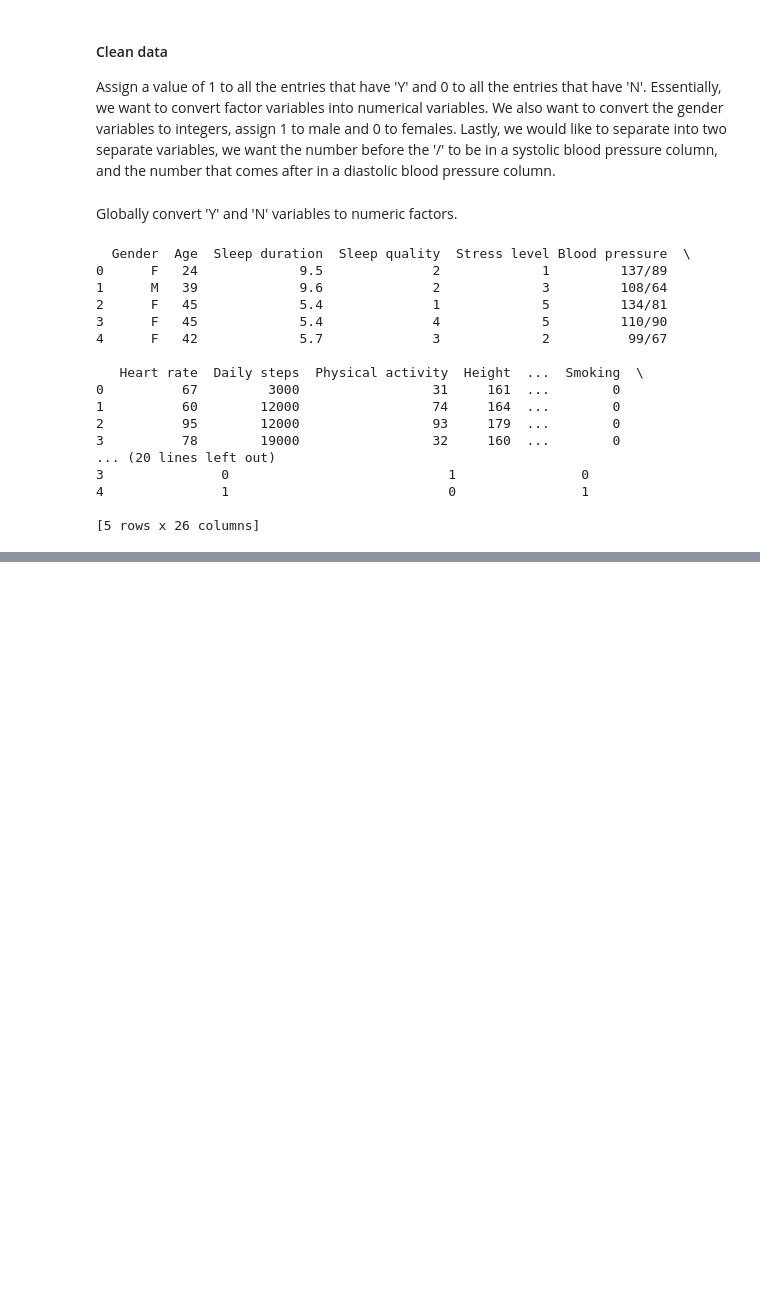
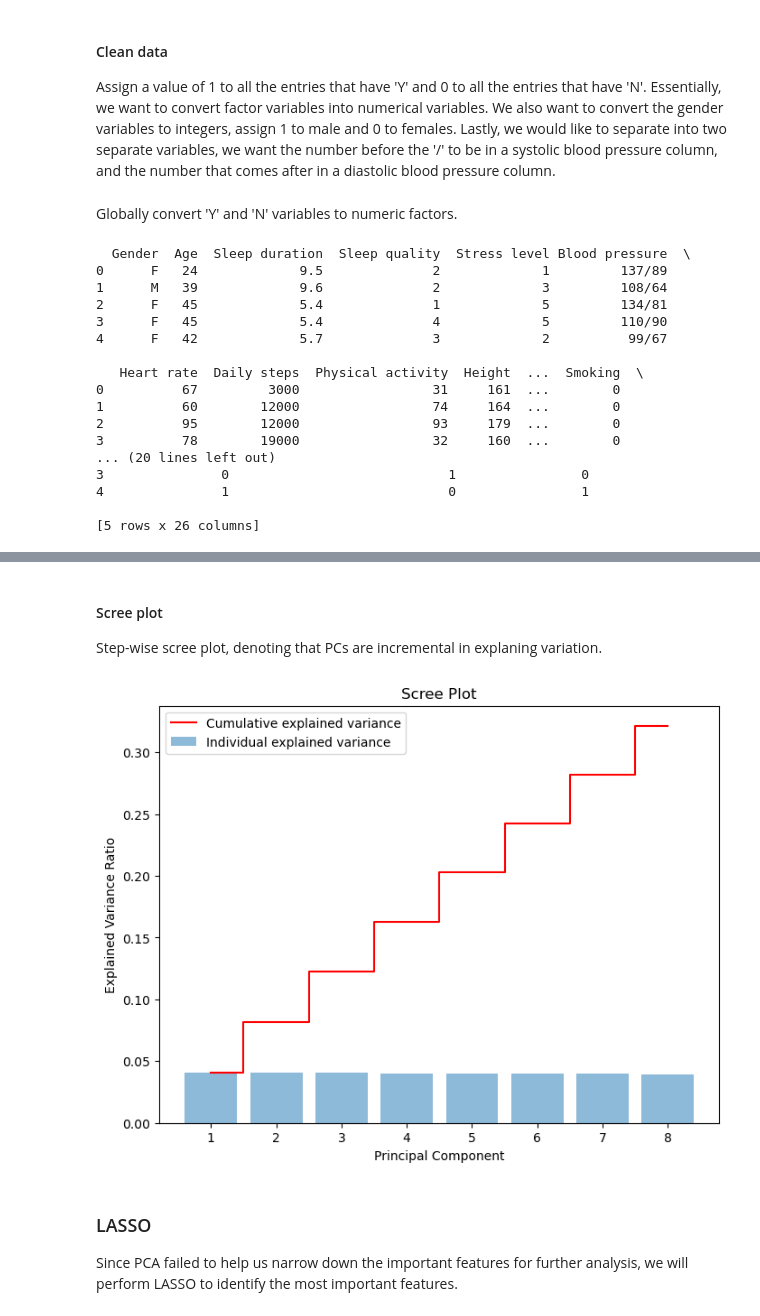
Before and after one commit to AlvinYX/dry-eyes, a Jupyter notebook: EDA.ipynb, the cells around one changed output, grey strips where cells are left out. Cells and saved outputs as stored; diff of their text form; code cells hidden in the pictures; blank space fills up the shorter version.

Commit message:
Finished PCA, working on LASSO

```diff
--- a/EDA.ipynb
+++ b/EDA.ipynb
@@ -92,0 +142,33 @@ transformed_df['diastolic_bp'] = pd.to_numeric(transformed_df['diastolic_bp'])
+# %% [markdown]
+#### Scree plot
+Step-wise scree plot, denoting that PCs are incremental in explaning variation.
+# %%
+import matplotlib.pyplot as plt
+
+# Number of components, take the first few
+num_components = 8
+
+# Allows us to change number of components as needed later
+explained_variance = pca.explained_variance_ratio_[:num_components]
+
+# Create a scree plot: Bar chart for individual explained variance
+plt.figure(figsize=(8, 6))
+plt.bar(range(1, num_components + 1), explained_variance,
+        alpha=0.5, align='center', label='Individual explained variance')
+
+# Plot cumulative explained variance
+cumulative_variance = explained_variance.cumsum()
+plt.step(range(1, num_components + 1), cumulative_variance, where='mid',
+         color='red', label='Cumulative explained variance')
+
+plt.xlabel('Principal Component')
+plt.ylabel('Explained Variance Ratio')
+plt.title('Scree Plot')
+plt.legend(loc='best')
+plt.xticks(range(1, num_components + 1))
+plt.show()
+# %% [output]
+[figure, added]
+# %% [markdown]
+### LASSO
+Since PCA failed to help us narrow down the important features for further analysis, we will perform LASSO to identify the most important features.
```
Also changed, not shown: parts of 5 cells of this notebook.
